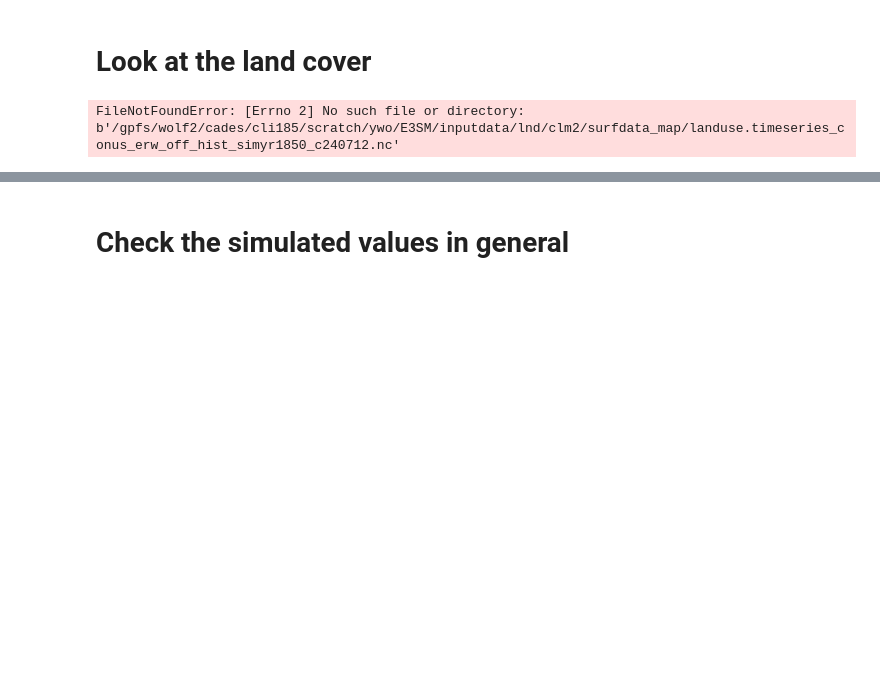
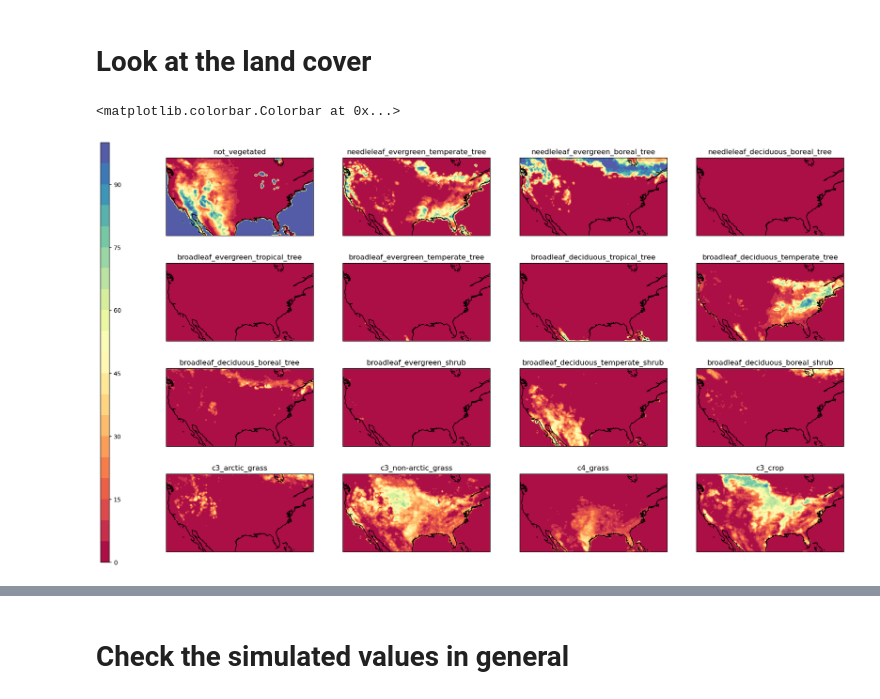
Before and after one commit to ypwong22/erw_scripts, a Jupyter notebook: plot_simulation_CONUS_results.ipynb, the cells around one changed output, grey strips where cells are left out. Cells and saved outputs as stored; diff of their text form; code cells hidden in the pictures; blank space fills up the shorter version.

```diff
--- a/plot_simulation_CONUS_results.ipynb
+++ b/plot_simulation_CONUS_results.ipynb
@@ -19,36 +19,36 @@ pft_list =  {0: 'not_vegetated',
              3: 'needleleaf_deciduous_boreal_tree',
              4: 'broadleaf_evergreen_tropical_tree',
              5: 'broadleaf_evergreen_temperate_tree',
              6: 'broadleaf_deciduous_tropical_tree',
              7: 'broadleaf_deciduous_temperate_tree',
              8: 'broadleaf_deciduous_boreal_tree',
              9: 'broadleaf_evergreen_shrub',
             10: 'broadleaf_deciduous_temperate_shrub',
             11: 'broadleaf_deciduous_boreal_shrub',
             12: 'c3_arctic_grass',
             13: 'c3_non-arctic_grass',
             14: 'c4_grass',
             15: 'c3_crop',
             16: 'c3_irrigated'}
 
 # Check the input land cover files
-path_luc = os.path.join(os.environ['PROJDIR'], 'E3SM', 'inputdata', 'lnd', 'clm2',
-                        'surfdata_map',
-                        'landuse.timeseries_conus_erw_off_hist_simyr1850_c240712.nc')
+path_luc = os.path.join(os.environ['E3SM_ROOT'], 'inputdata', 'lnd', 'clm2', 'surfdata_map',
+                        'landuse.conus_erw_off_combined_simyr1850-2100_c240508_newlon.nc')
 hr = xr.open_dataset(path_luc)
 
 # 2015 values
 fig, axes = plt.subplots(4, 4, figsize = (20, 12), sharex = True, sharey = True,
                          subplot_kw = {'projection': ccrs.PlateCarree()})
 for i in range(16):
     ax = axes.flat[i]
     ax.coastlines()
     cf = ax.contourf(hr['LONGXY'][0, :], hr['LATIXY'][:,0], hr['PCT_NAT_PFT'][-1, i, :, :],
                      levels = np.linspace(0, 100, 21), cmap = 'Spectral')
     ax.set_title(pft_list[i])
 cax = fig.add_axes([0.05, 0.1, 0.01, 0.8])
 plt.colorbar(cf, cax = cax, orientation = 'vertical')
 # %% [output]
-FileNotFoundError: [Errno 2] No such file or directory: b'/gpfs/wolf2/cades/cli185/scratch/ywo/E3SM/inputdata/lnd/clm2/surfdata_map/landuse.timeseries_conus_erw_off_hist_simyr1850_c240712.nc'
+<matplotlib.colorbar.Colorbar at 0x...>
+[figure, added]
 # %%
 # Check the static surfdata
```
Also changed, not shown: parts of 6 cells of this notebook, 5 other files.
